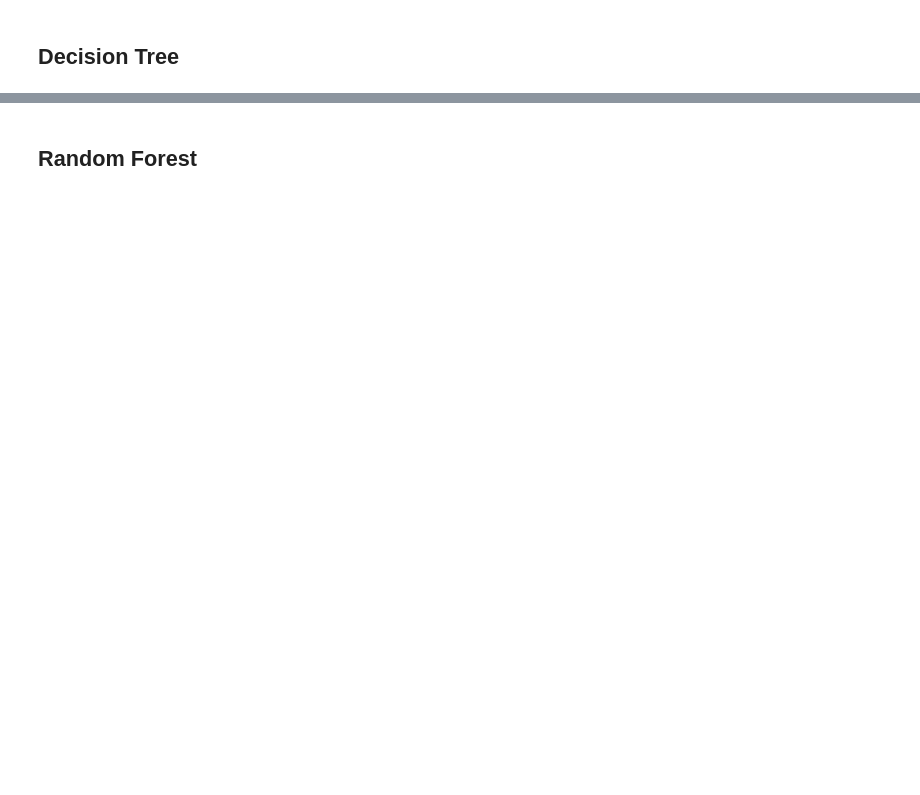
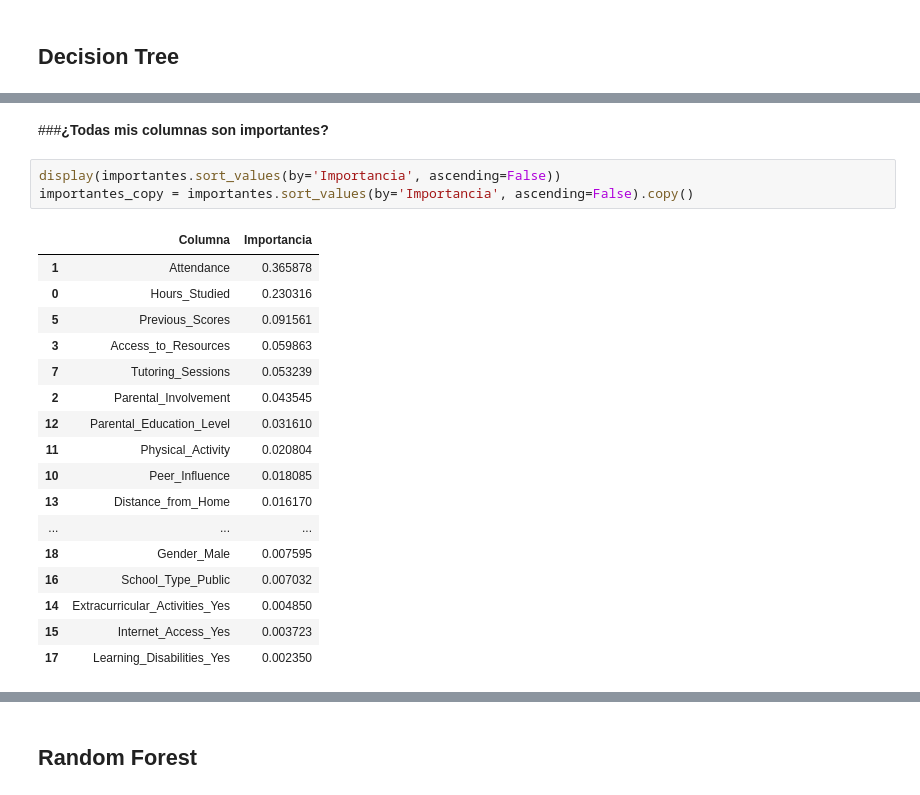
Before and after one commit to JeiGeek/ia1-LosPandas-prediccion_rendimiento_estudiantil, a Jupyter notebook: 02_Supervised_learning.ipynb, the cells around one changed output, grey strips where cells are left out. Drawn from its saved outputs; the diff is of its cells as text; blank space fills up the shorter version.

```diff
--- a/02_Supervised_learning.ipynb
+++ b/02_Supervised_learning.ipynb
@@ -778,0 +922,23 @@ plt.show()
+# %% [markdown]
+###**¿Todas mis columnas son importantes?**
+# %%
+display(importantes.sort_values(by='Importancia', ascending=False))
+importantes_copy = importantes.sort_values(by='Importancia', ascending=False).copy()
+# %% [output]
+|  | Columna | Importancia |
+| 1 | Attendance | 0.365878 |
+| 0 | Hours_Studied | 0.230316 |
+| 5 | Previous_Scores | 0.091561 |
+| 3 | Access_to_Resources | 0.059863 |
+| 7 | Tutoring_Sessions | 0.053239 |
+| 2 | Parental_Involvement | 0.043545 |
+| 12 | Parental_Education_Level | 0.031610 |
+| 11 | Physical_Activity | 0.020804 |
+| 10 | Peer_Influence | 0.018085 |
+| 13 | Distance_from_Home | 0.016170 |
+| ... | ... | ... |
+| 18 | Gender_Male | 0.007595 |
+| 16 | School_Type_Public | 0.007032 |
+| 14 | Extracurricular_Activities_Yes | 0.004850 |
+| 15 | Internet_Access_Yes | 0.003723 |
+| 17 | Learning_Disabilities_Yes | 0.002350 |
```
Also changed, not shown: parts of 36 cells of this notebook.
